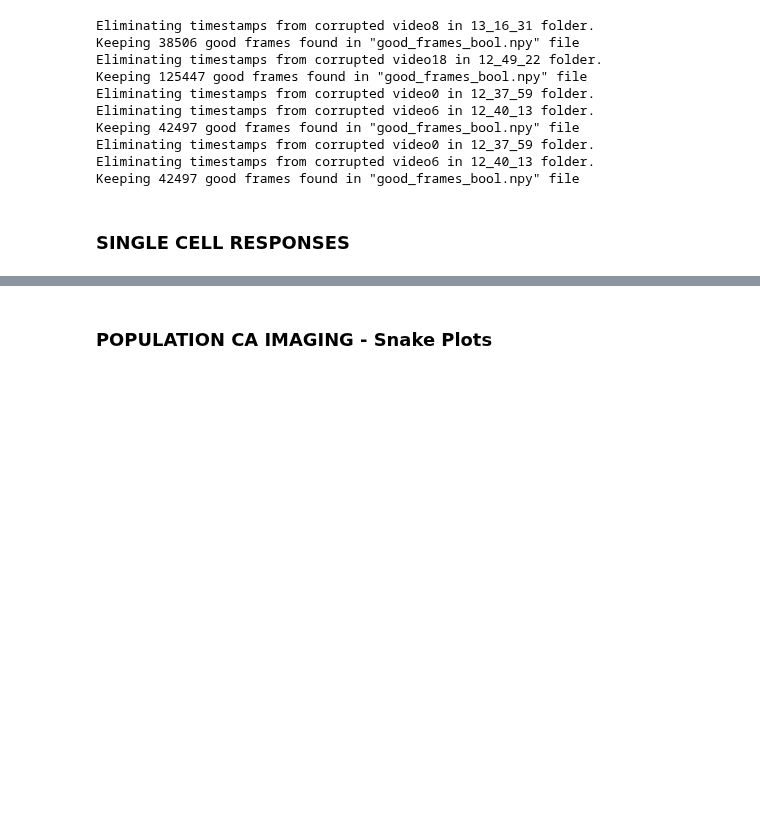
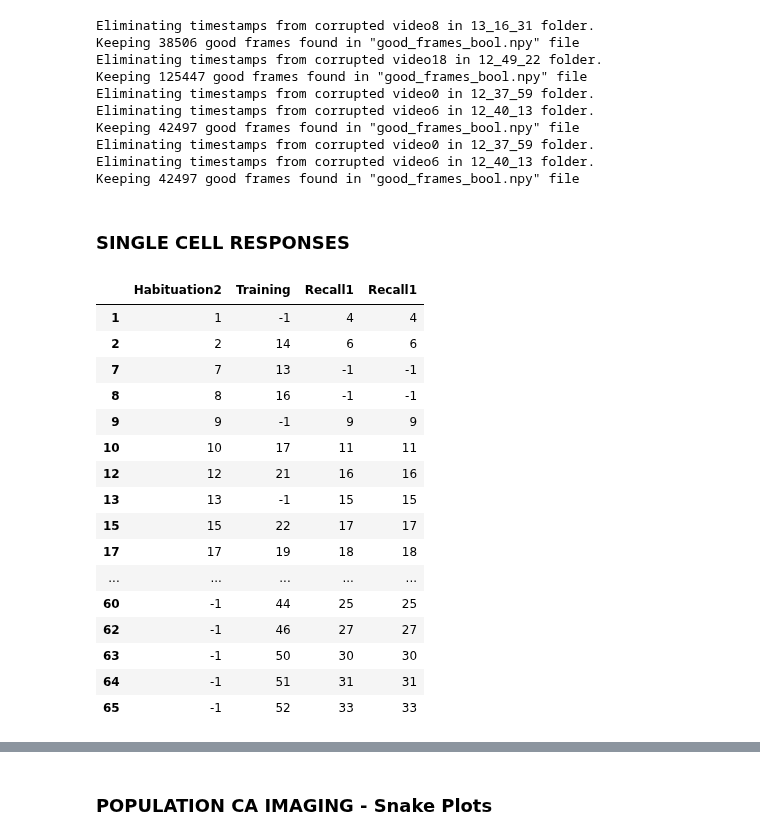
Before and after one commit to nkinsky/TraceFC, a Jupyter notebook: Notebooks/SfN_2022_Poster.ipynb, the cells around one changed output, grey strips where cells are left out. Saved outputs shown, nothing was run; the diff lists cells and outputs as text; code cells hidden in the pictures; blank space fills up the shorter version.

```diff
--- a/Notebooks/SfN_2022_Poster.ipynb
+++ b/Notebooks/SfN_2022_Poster.ipynb
@@ -92,7 +108,7 @@ def make_careg(animal):
 
     return careg, sessions, sesh_types, CS_types, CS_colors
 # %%
-def make_rastgroup_and_map(animal, sessions, sesh_types, CS_types, activity_type='C'):
+def make_rastgroup_and_map(animal, careg, sessions, sesh_types, CS_types, activity_type='C'):
 
     start_buffer, end_buffer = 10.0, 40.0
     rastgroups = []
@@ -127,8 +143,9 @@ def make_rastgroup_and_map(animal, sessions, sesh_types, CS_types, activity_type
 # %%
 # Set up main example Rat: Finn
 careg, sessions, sesh_types, CS_types, CS_colors = make_careg('Finn')
-rastgroups, msm, multi_sesh_map, events = make_rastgroup_and_map('Finn', sessions, sesh_types, CS_types,
-                                                                 activity_type='C')
+a, b, c, d = make_rastgroup_and_map('Finn', careg, sessions, sesh_types, CS_types,
+                                    activity_type='C')
+rastgroups, msm, multi_sesh_map, events = a, b, c, d
 # %% [output]
 Eliminating timestamps from corrupted video8 in 13_16_31 folder.
 Keeping 38506 good frames found in "good_frames_bool.npy" file
@@ -142,4 +159,31 @@ Eliminating timestamps from corrupted video6 in 12_40_13 folder.
 Keeping 42497 good frames found in "good_frames_bool.npy" file
 # %% [markdown]
 ### SINGLE CELL RESPONSES
+# %%
+# First get coactive neurons
+coactive_bool = (multi_sesh_map > -1).sum(axis=1) >= 2
+coactive_map = multi_sesh_map[coactive_bool]
+ncoactive = coactive_map.shape[0]
+
+map_use = coactive_map[sessions]
+caneurons_use = [careg.get_session(sesh) for sesh in sessions]
+map_use
+# %% [output]
+|  | Habituation2 | Training | Recall1 | Recall1 |
+| 1 | 1 | -1 | 4 | 4 |
+| 2 | 2 | 14 | 6 | 6 |
+| 7 | 7 | 13 | -1 | -1 |
+| 8 | 8 | 16 | -1 | -1 |
+| 9 | 9 | -1 | 9 | 9 |
+| 10 | 10 | 17 | 11 | 11 |
+| 12 | 12 | 21 | 16 | 16 |
+| 13 | 13 | -1 | 15 | 15 |
+| 15 | 15 | 22 | 17 | 17 |
+| 17 | 17 | 19 | 18 | 18 |
+| ... | ... | ... | ... | ... |
+| 60 | -1 | 44 | 25 | 25 |
+| 62 | -1 | 46 | 27 | 27 |
+| 63 | -1 | 50 | 30 | 30 |
+| 64 | -1 | 51 | 31 | 31 |
+| 65 | -1 | 52 | 33 | 33 |
 # %%
```
Also changed, not shown: parts of 36 cells of this notebook, 2 other files.
